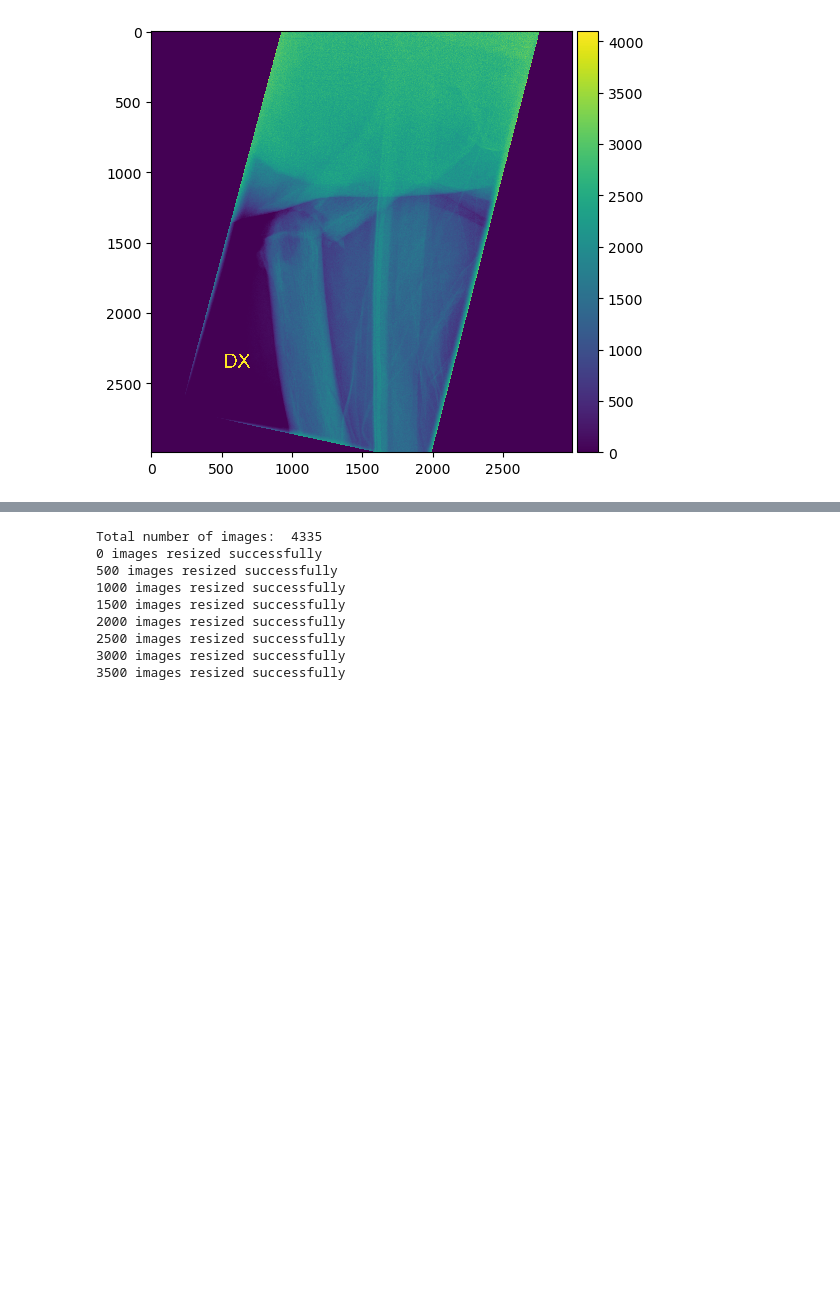
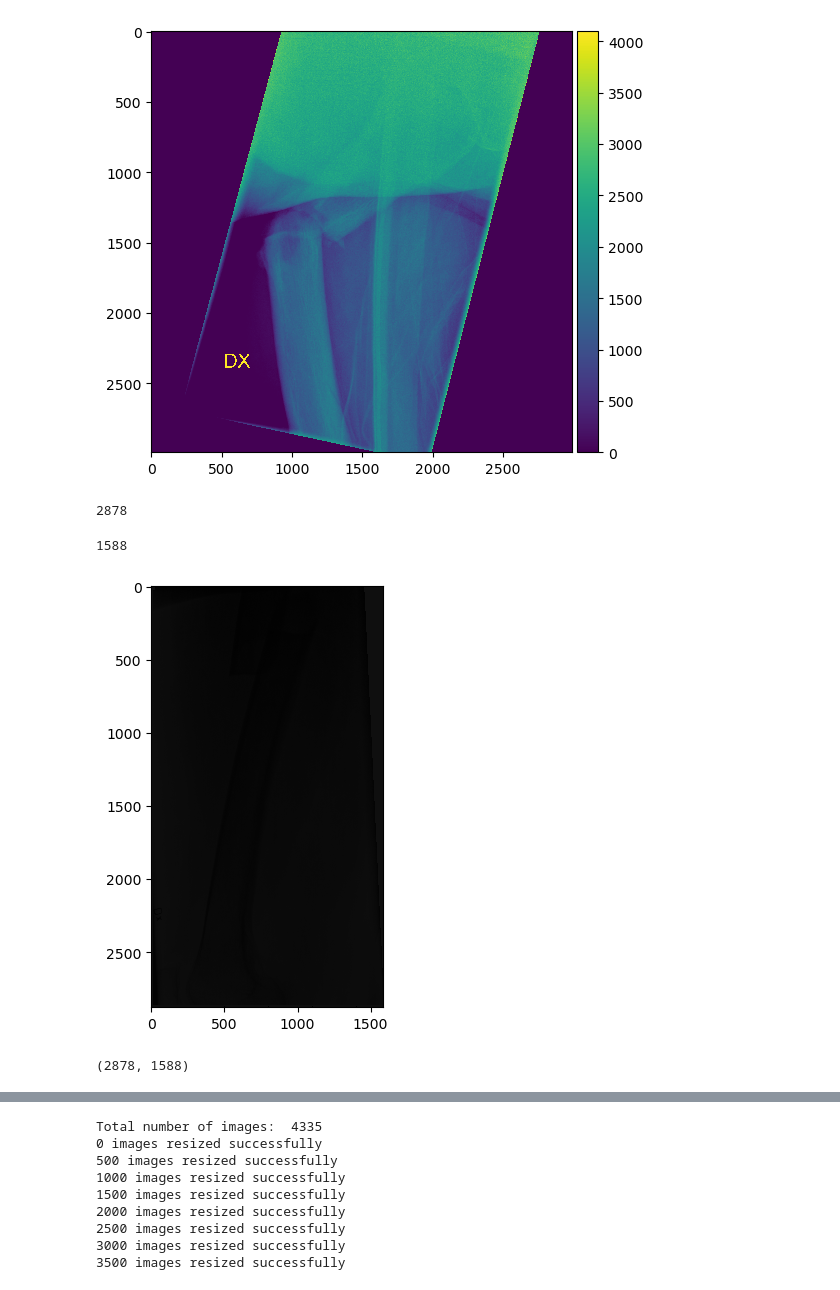
Before and after one commit to chayansraj/Vision-Transformer-Research, a Jupyter notebook: image_analysis.ipynb, the cells around one changed output, grey strips where cells are left out. Cells and saved outputs as stored; diff of their text form; code cells hidden in the pictures; blank space fills up the shorter version.

```diff
--- a/image_analysis.ipynb
+++ b/image_analysis.ipynb
@@ -47,3 +48,29 @@ io.imshow(img)
 io.show()
 # %% [output]
 [figure]
+# %%
+img = cv2.imread("../AFF_large/patient_9_AFF_class_1_modality_CR_scanoccasion_0_imagenumber_3.png", cv2.IMREAD_UNCHANGED)
+
+#get size
+height, width= img.shape
+height
+# %% [output]
+2878
+# %%
+width
+# %% [output]
+1588
+# %%
+# Create a black image
+x = height if height > width else width
+y = height if height > width else width
+squared_image= np.zeros((x,y), np.uint16)
+
+squared_image[int((y-height)/2):int(y-(y-height)/2), int((x-width)/2):int(x-(x-width)/2)] = img
+
+io.imshow(img)
+io.show()
+img.shape
+# %% [output]
+[figure, added]
+(2878, 1588)
```
Also changed, not shown: parts of 3 cells of this notebook, 1 other file.
